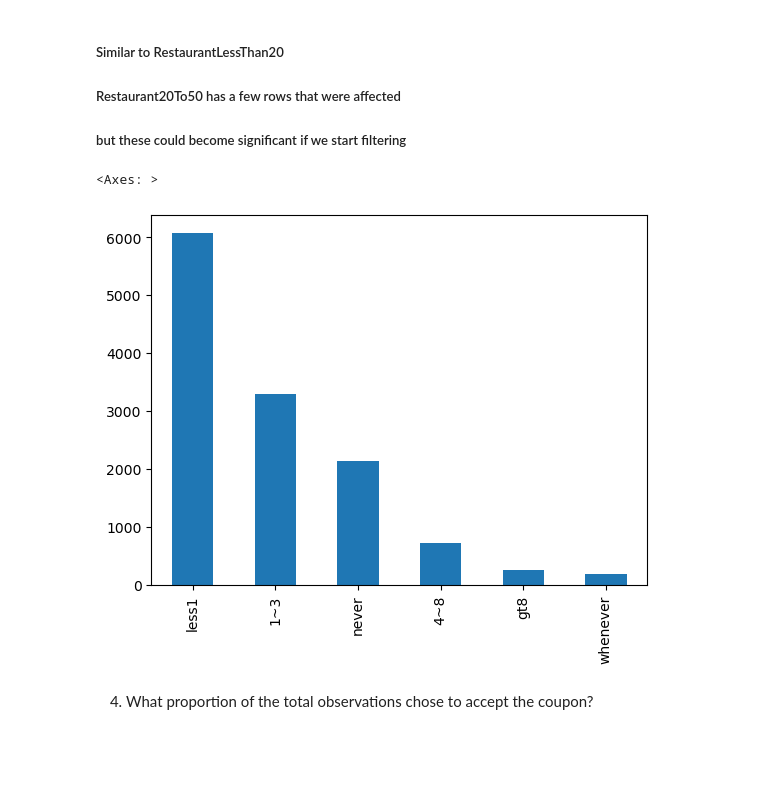
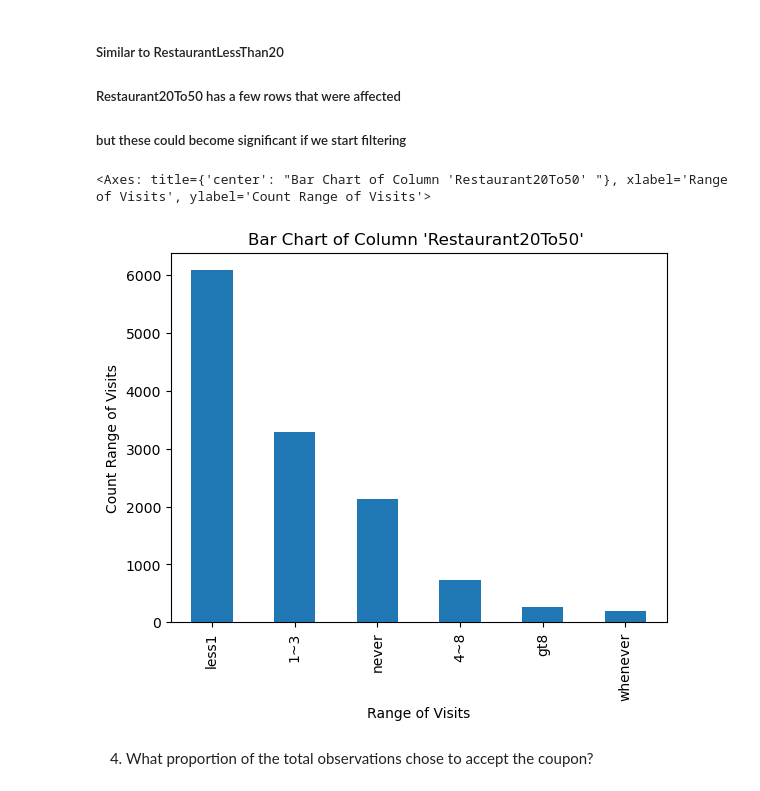
Before and after one commit to jiml-ng2plus/Practical-Application-Assignment_5_1, a Jupyter notebook: prompt.ipynb, the cells around one changed output. Drawn from its saved outputs; the diff is of its cells as text; code cells hidden in the pictures; blank space fills up the shorter version.

```diff
--- a/prompt.ipynb
+++ b/prompt.ipynb
@@ -165,11 +174,14 @@ data["RestaurantLessThan20"].value_counts().plot(kind='bar')
 ##### Similar to RestaurantLessThan20
 ##### Restaurant20To50 has a few rows that were affected
 ##### but these could become significant if we start filtering
-# %%
-data["Restaurant20To50"].value_counts().plot(kind='bar')
-# %% [output]
-<Axes: >
-[figure, removed]
+# %%
+plt.title("Bar Chart of Column 'Restaurant20To50' ")
+plt.xlabel("Range of Visits")
+plt.ylabel("Count Range of Visits")
+data["Restaurant20To50"].value_counts().plot(kind='bar')
+# %% [output]
+<Axes: title={'center': "Bar Chart of Column 'Restaurant20To50' "}, xlabel='Range of Visits', ylabel='Count Range of Visits'>
+[figure, added]
 # %% [markdown]
 4. What proportion of the total observations chose to accept the coupon?
 # %% [markdown]
```
Also changed, not shown: parts of 49 cells of this notebook, 1 other file.
